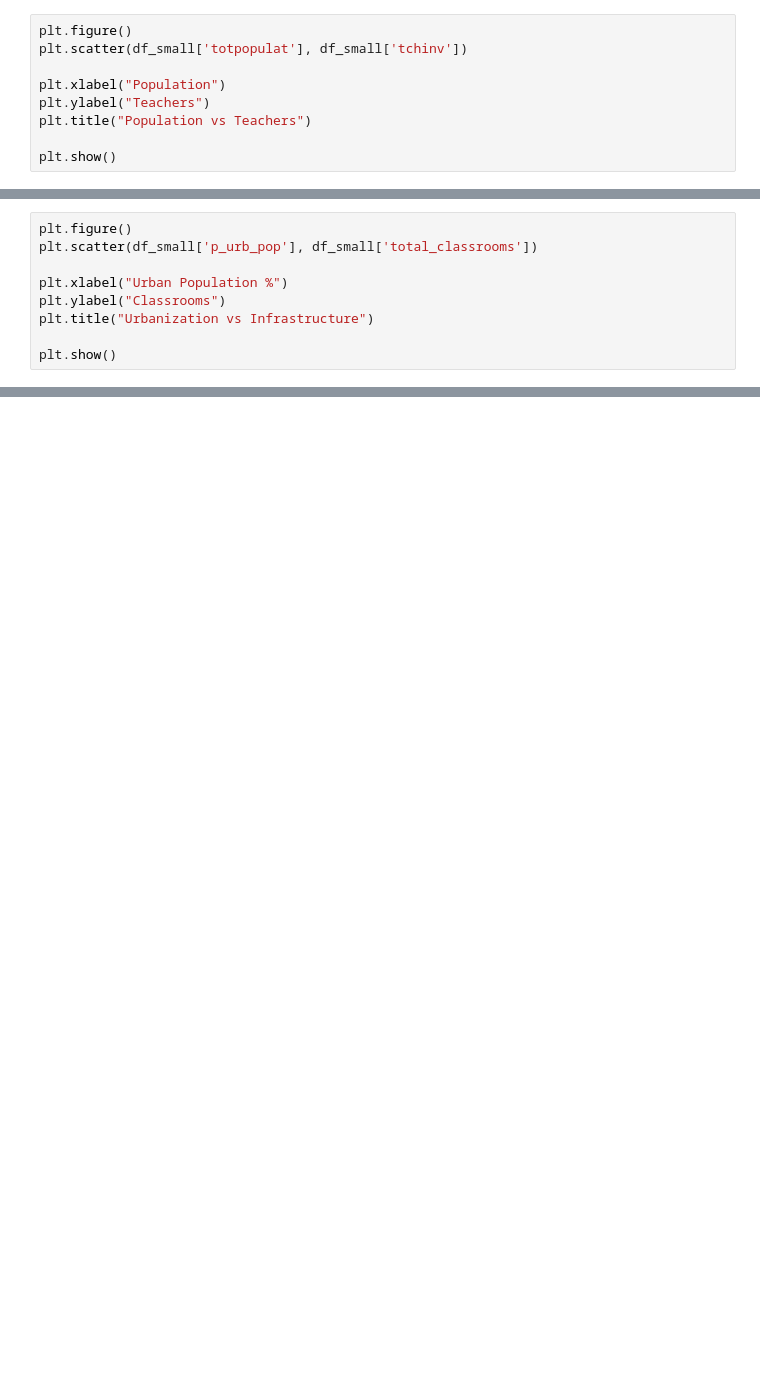
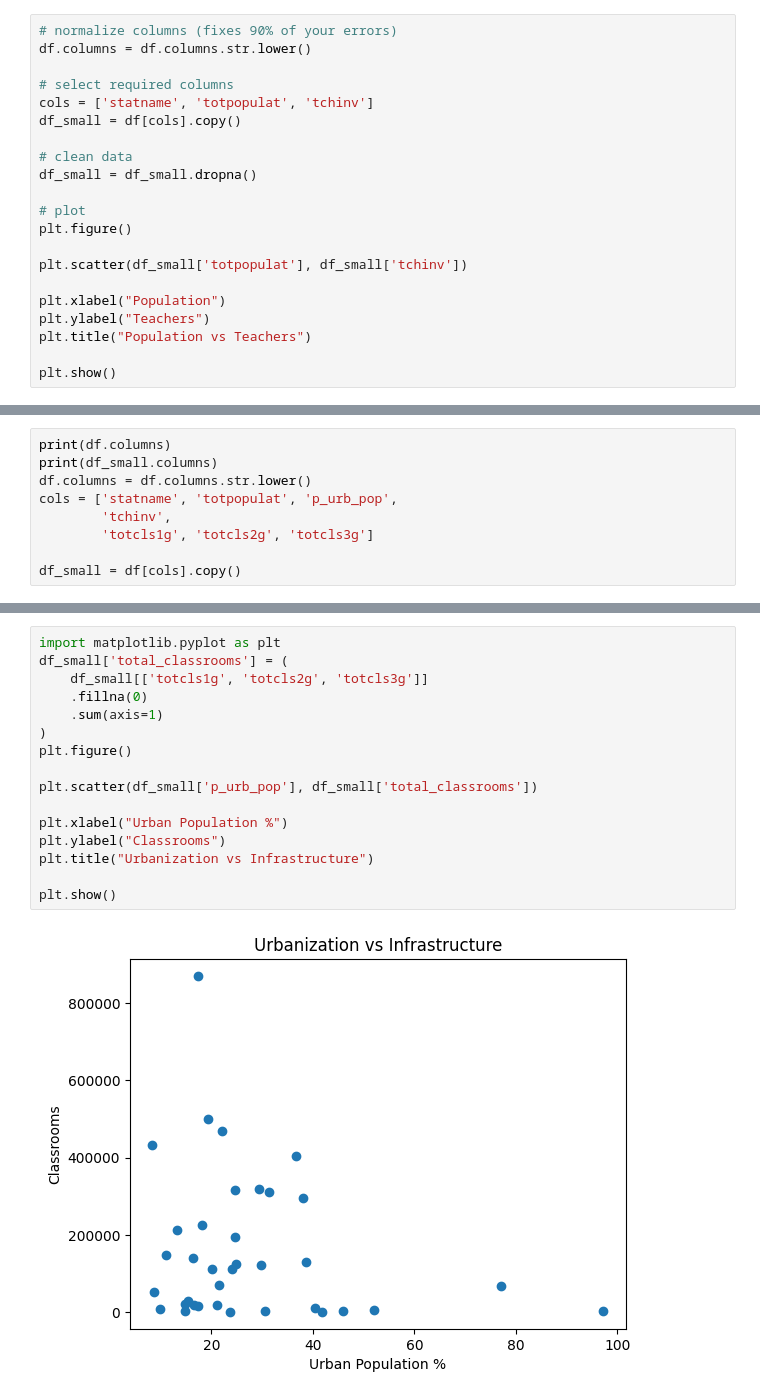
Before and after one commit to KrishanXAI/education-state-analysis, a Jupyter notebook: education-state-analysis.ipynb, the cells around one changed output, grey strips where cells are left out. Saved outputs shown, nothing was run; the diff lists cells and outputs as text; blank space fills up the shorter version.

```diff
--- a/education-state-analysis.ipynb
+++ b/education-state-analysis.ipynb
@@ -102,5 +117,17 @@ plt.show()
 # %%
+# normalize columns (fixes 90% of your errors)
+df.columns = df.columns.str.lower()
+
+# select required columns
+cols = ['statname', 'totpopulat', 'tchinv']
+df_small = df[cols].copy()
+
+# clean data
+df_small = df_small.dropna()
+
+# plot
 plt.figure()
+
 plt.scatter(df_small['totpopulat'], df_small['tchinv'])
 
 plt.xlabel("Population")
@@ -111,12 +138,12 @@ plt.show()
 # %% [output]
 [figure]
 # %%
-plt.figure()
-plt.scatter(df_small['p_urb_pop'], df_small['total_classrooms'])
+print(df.columns)
+print(df_small.columns)
+df.columns = df.columns.str.lower()
+cols = ['statname', 'totpopulat', 'p_urb_pop',
+        'tchinv',
+        'totcls1g', 'totcls2g', 'totcls3g']
 
-plt.xlabel("Urban Population %")
-plt.ylabel("Classrooms")
-plt.title("Urbanization vs Infrastructure")
-
-plt.show()
+df_small = df[cols].copy()
 # %% [output]
@@ -138,0 +157,18 @@ SyntaxError: invalid syntax (1034236150.py, line 6)
+# %%
+import matplotlib.pyplot as plt
+df_small['total_classrooms'] = (
+    df_small[['totcls1g', 'totcls2g', 'totcls3g']]
+    .fillna(0)
+    .sum(axis=1)
+)
+plt.figure()
+
+plt.scatter(df_small['p_urb_pop'], df_small['total_classrooms'])
+
+plt.xlabel("Urban Population %")
+plt.ylabel("Classrooms")
+plt.title("Urbanization vs Infrastructure")
+
+plt.show()
+# %% [output]
+[figure, added]
```
Also changed, not shown: parts of 9 cells of this notebook.
